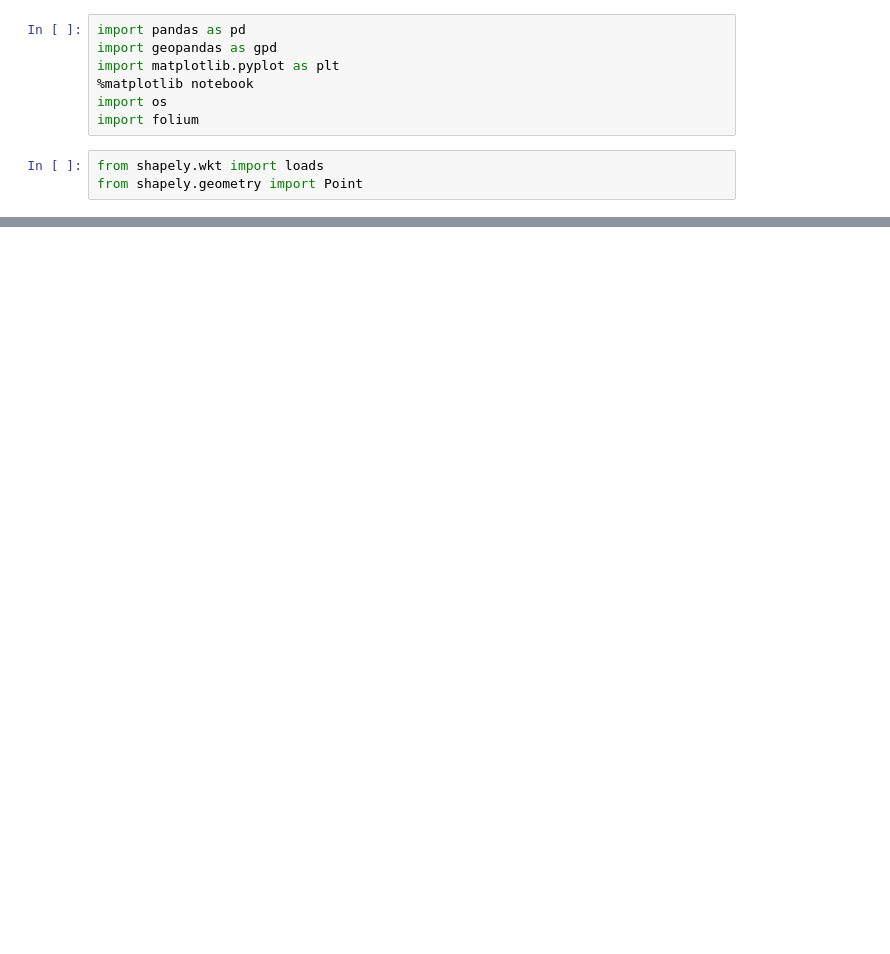
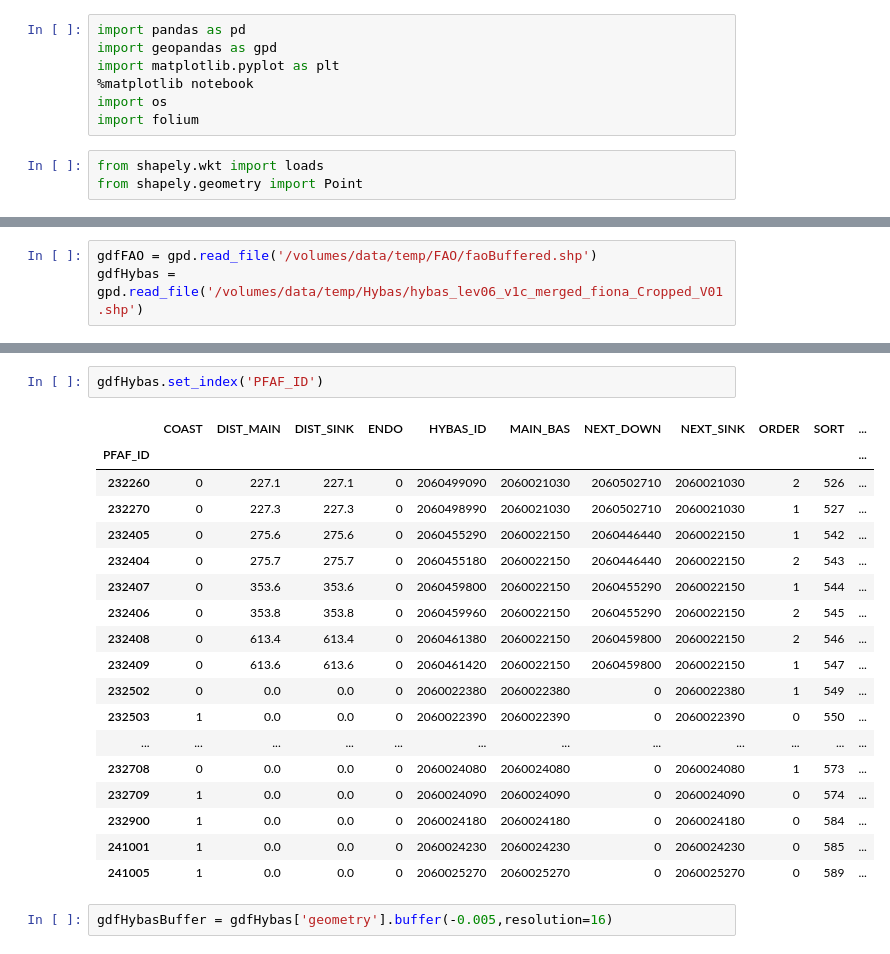
Before and after one commit to wri/Aqueduct30Docker, a Jupyter notebook: notebooks/trash/testGpd.ipynb, the cells around one changed output, grey strips where cells are left out. Drawn from its saved outputs; the diff is of its cells as text; blank space fills up the shorter version.

```diff
--- a/notebooks/trash/testGpd.ipynb
+++ b/notebooks/trash/testGpd.ipynb
@@ -85,0 +39,3 @@ m
+# %%
+gdfFAO = gpd.read_file('/volumes/data/temp/FAO/faoBuffered.shp')
+gdfHybas = gpd.read_file('/volumes/data/temp/Hybas/hybas_lev06_v1c_merged_fiona_Cropped_V01.shp')
@@ -85,0 +51,23 @@ m
+# %%
+gdfHybas.set_index('PFAF_ID')
+# %% [output]
+|  | COAST | DIST_MAIN | DIST_SINK | ENDO | HYBAS_ID | MAIN_BAS | NEXT_DOWN | NEXT_SINK | ORDER | SORT | ... |
+| PFAF_ID |  |  |  |  |  |  |  |  |  |  | ... |
+| 232260 | 0 | 227.1 | 227.1 | 0 | 2060499090 | 2060021030 | 2060502710 | 2060021030 | 2 | 526 | ... |
+| 232270 | 0 | 227.3 | 227.3 | 0 | 2060498990 | 2060021030 | 2060502710 | 2060021030 | 1 | 527 | ... |
+| 232405 | 0 | 275.6 | 275.6 | 0 | 2060455290 | 2060022150 | 2060446440 | 2060022150 | 1 | 542 | ... |
+| 232404 | 0 | 275.7 | 275.7 | 0 | 2060455180 | 2060022150 | 2060446440 | 2060022150 | 2 | 543 | ... |
+| 232407 | 0 | 353.6 | 353.6 | 0 | 2060459800 | 2060022150 | 2060455290 | 2060022150 | 1 | 544 | ... |
+| 232406 | 0 | 353.8 | 353.8 | 0 | 2060459960 | 2060022150 | 2060455290 | 2060022150 | 2 | 545 | ... |
+| 232408 | 0 | 613.4 | 613.4 | 0 | 2060461380 | 2060022150 | 2060459800 | 2060022150 | 2 | 546 | ... |
+| 232409 | 0 | 613.6 | 613.6 | 0 | 2060461420 | 2060022150 | 2060459800 | 2060022150 | 1 | 547 | ... |
+| 232502 | 0 | 0.0 | 0.0 | 0 | 2060022380 | 2060022380 | 0 | 2060022380 | 1 | 549 | ... |
+| 232503 | 1 | 0.0 | 0.0 | 0 | 2060022390 | 2060022390 | 0 | 2060022390 | 0 | 550 | ... |
+| ... | ... | ... | ... | ... | ... | ... | ... | ... | ... | ... | ... |
+| 232708 | 0 | 0.0 | 0.0 | 0 | 2060024080 | 2060024080 | 0 | 2060024080 | 1 | 573 | ... |
+| 232709 | 1 | 0.0 | 0.0 | 0 | 2060024090 | 2060024090 | 0 | 2060024090 | 0 | 574 | ... |
+| 232900 | 1 | 0.0 | 0.0 | 0 | 2060024180 | 2060024180 | 0 | 2060024180 | 0 | 584 | ... |
+| 241001 | 1 | 0.0 | 0.0 | 0 | 2060024230 | 2060024230 | 0 | 2060024230 | 0 | 585 | ... |
+| 241005 | 1 | 0.0 | 0.0 | 0 | 2060025270 | 2060025270 | 0 | 2060025270 | 0 | 589 | ... |
+# %%
+gdfHybasBuffer = gdfHybas['geometry'].buffer(-0.005,resolution=16)
```
Also changed, not shown: parts of 20 cells of this notebook, 1 other file.
